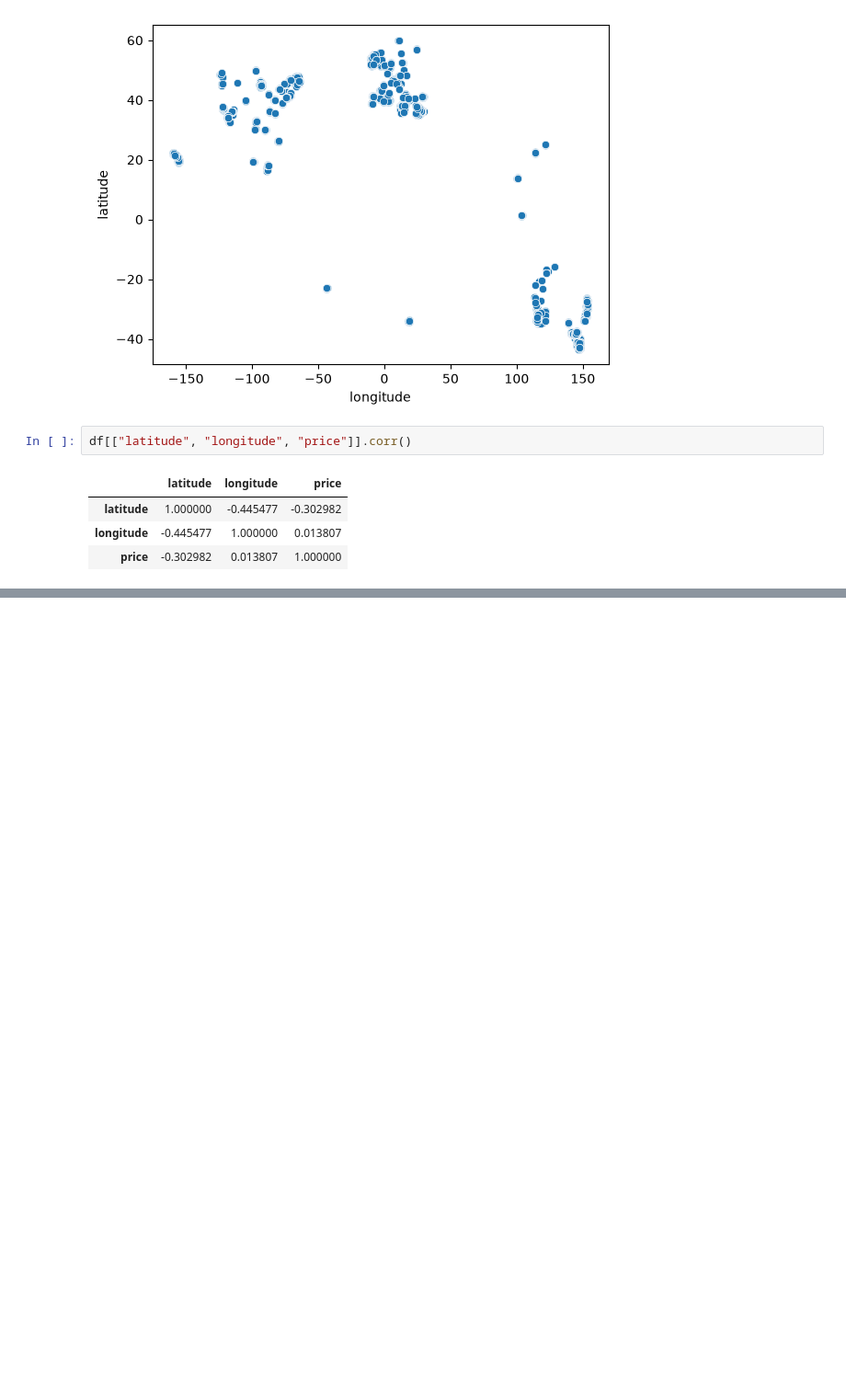
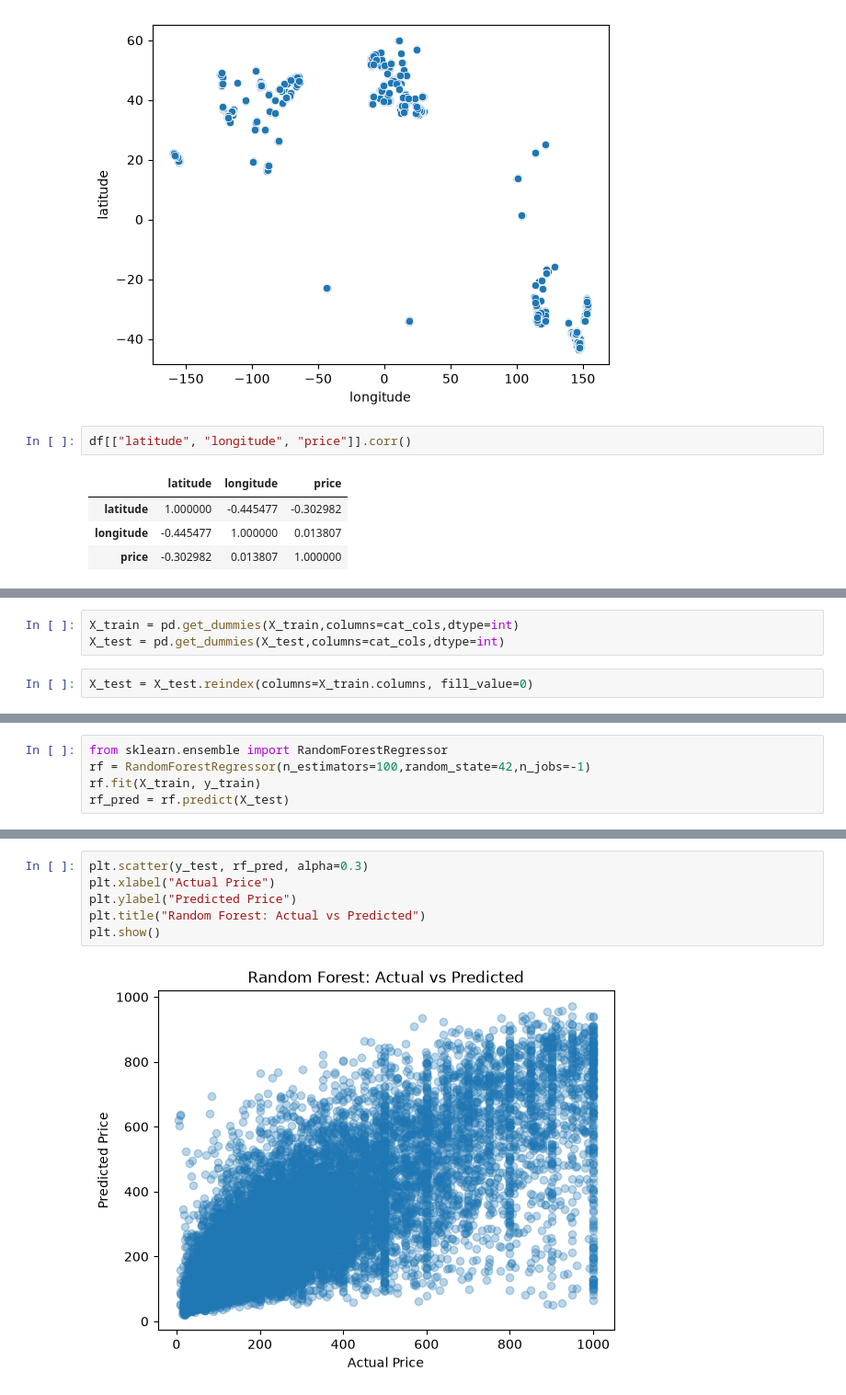
Before and after one commit to adityasaini-devx/Task_03-Unsupervised-Learning, a Jupyter notebook: Task-3.ipynb, the cells around one changed output, grey strips where cells are left out. Shown at 92% size. Cells and saved outputs as stored; diff of their text form; blank space fills up the shorter version.

Commit message:
Complete EDA PCA clustering theory and Random Forest

```diff
--- a/Task-3.ipynb
+++ b/Task-3.ipynb
@@ -931,0 +898,5 @@ from sklearn.model_selection import train_test_split
+# %%
+X_train = pd.get_dummies(X_train,columns=cat_cols,dtype=int)
+X_test = pd.get_dummies(X_test,columns=cat_cols,dtype=int)
+# %%
+X_test = X_test.reindex(columns=X_train.columns, fill_value=0)
@@ -931,0 +929,5 @@ from sklearn.model_selection import train_test_split
+# %%
+from sklearn.ensemble import RandomForestRegressor
+rf = RandomForestRegressor(n_estimators=100,random_state=42,n_jobs=-1)
+rf.fit(X_train, y_train)
+rf_pred = rf.predict(X_test)
@@ -931,0 +956,8 @@ from sklearn.model_selection import train_test_split
+# %%
+plt.scatter(y_test, rf_pred, alpha=0.3)
+plt.xlabel("Actual Price")
+plt.ylabel("Predicted Price")
+plt.title("Random Forest: Actual vs Predicted")
+plt.show()
+# %% [output]
+[figure, added]
```
Also changed, not shown: parts of 58 cells of this notebook.
